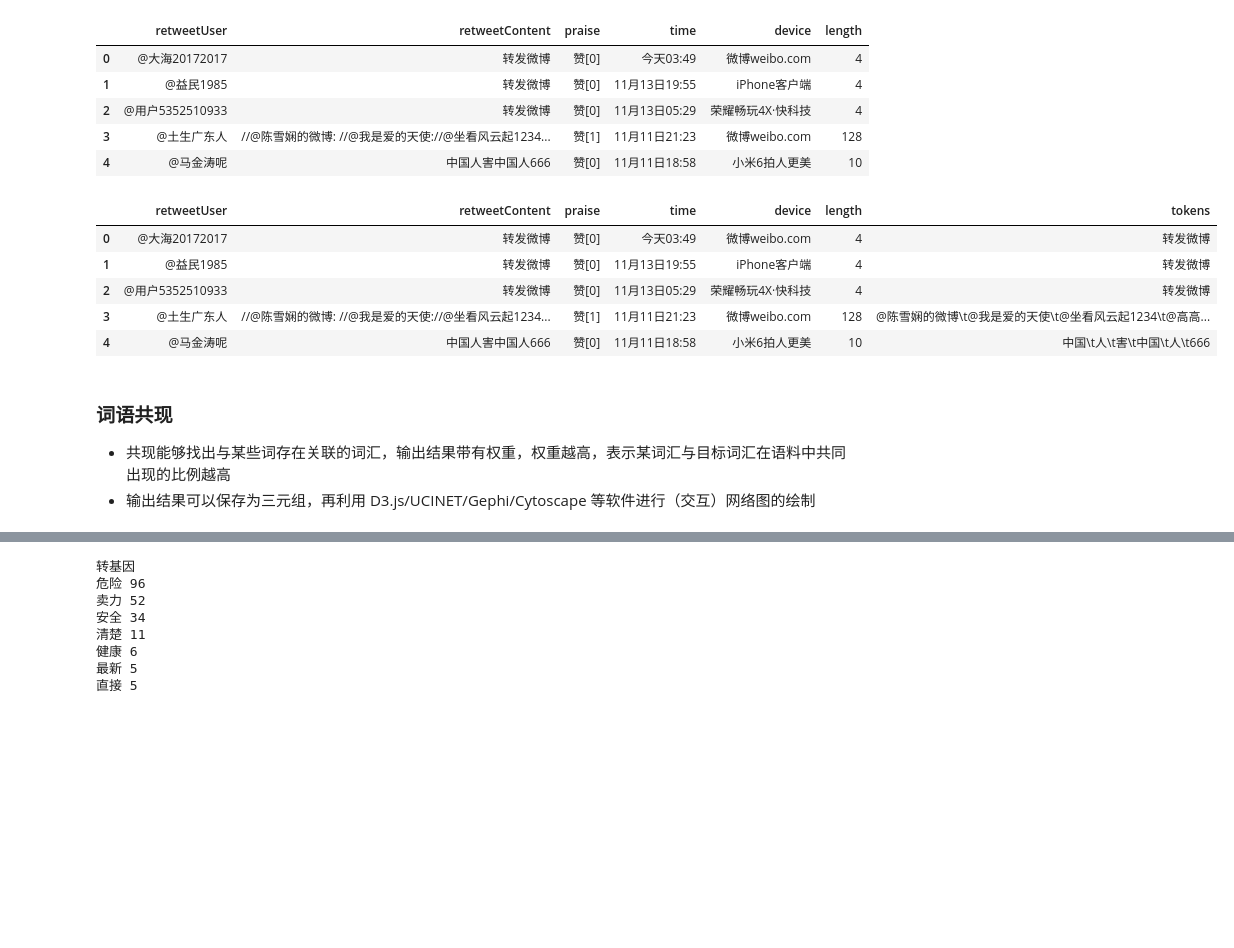
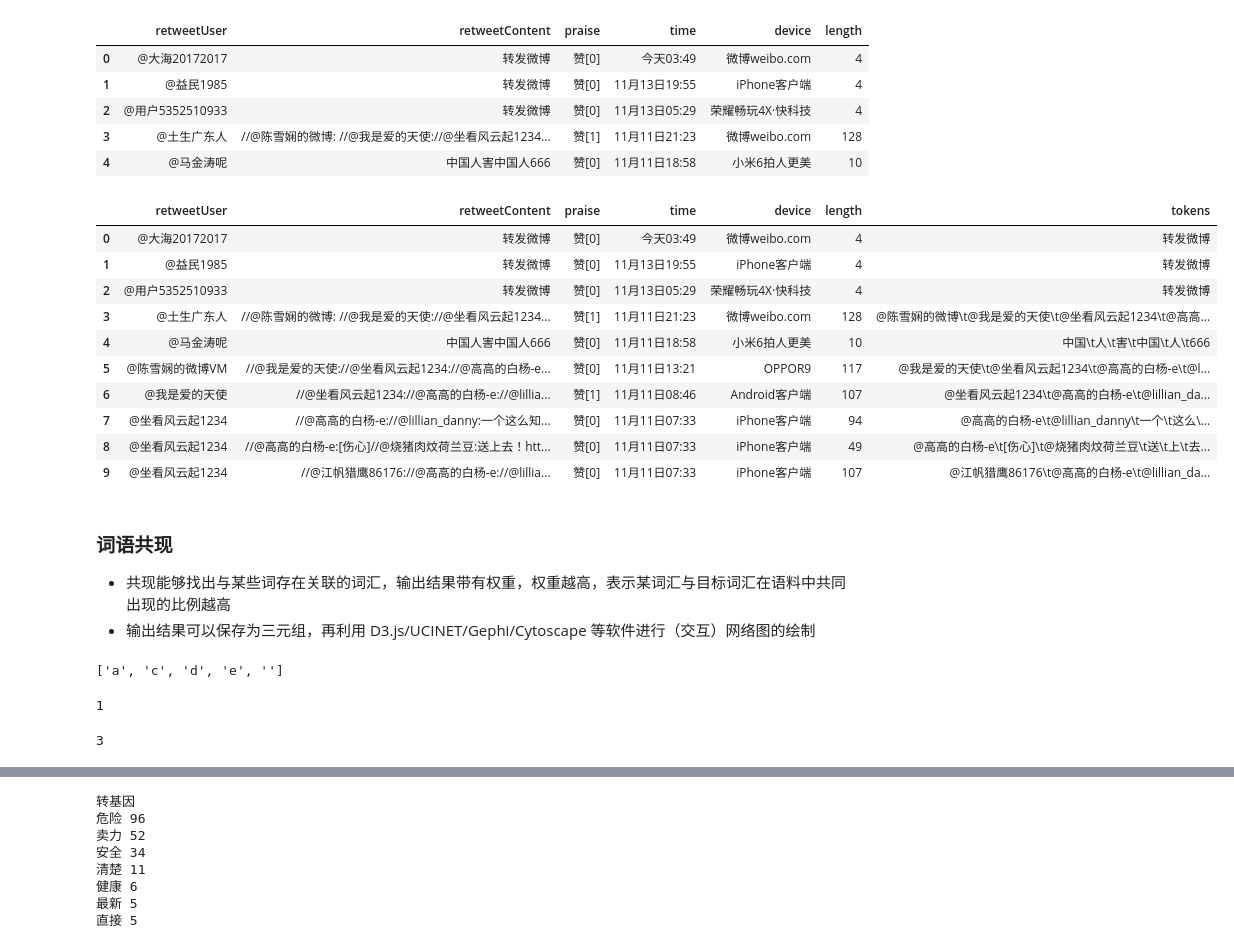
Before and after one commit to LyndonChenLuo/textAnalysis, a Jupyter notebook: textAnalysisIntroduction/textAnalysisIntro.ipynb, the cells around one changed output, grey strips where cells are left out. Drawn from its saved outputs; the diff is of its cells as text; code cells hidden in the pictures; blank space fills up the shorter version.

```diff
--- a/textAnalysisIntroduction/textAnalysisIntro.ipynb
+++ b/textAnalysisIntroduction/textAnalysisIntro.ipynb
@@ -224,0 +268,3 @@ print source['retweetContent'][0]
+# %%
+s = 'abc '
+s.strip()
@@ -244,26 +304,35 @@ source.head()
 # %%
 # 对转发文本列进行分词，在dataframe中生成新列“tokens”
 # 导入自定义词典、设置停用词列表，暂不理会词性，因为分完词后可以更加方便地提取词性
-# 由于PyNLPIR存在bug，建议在每一段没有标点结束的文本末尾添加一个句号（在停用词表中可去除句号因此不影响分词精度），否则自定义词典可能失效
+# 由于PyNLPIR存在bug，建议在每一段没有标点结束的文本末尾添加一个句号（在停用词表中可去除句号因此不影响分词精度），
+# 否则自定义词典可能失效
 pynlpir.nlpir.ImportUserDict('user_dict.txt')
+
 # 停用词表中是较为常见的符号
 stopwords = [u' ', u'\t', u'\n', u',', u'//', u',', u'...',
              u'，', u'。', u'.', u'?', u'？', u'!', u'…', u'！',
              u'/', u'"', u'“', u"”", u'【', u'】', u'~']
+
 # 因为':'经常出现在'@userName'之后，用空格代替':'可以在PyNLPIR分析微博的原始基础上继续提升精度
 def tokenize(s):
+    # \t 转义字符 = tab \n
     return '\t'.join([word for word in pynlpir.segment(s.replace(':', ' ') + u'。', pos_tagging=False)
                       if word not in stopwords])
 
 source['tokens'] = source['retweetContent'].apply(tokenize)
-source.head()
+source.head(10)
 # %% [output]
 |  | retweetUser | retweetContent | praise | time | device | length | tokens |
 | 0 | @大海20172017 | 转发微博 | 赞[0] | 今天03:49 | 微博weibo.com | 4 | 转发微博 |
 | 1 | @益民1985 | 转发微博 | 赞[0] | 11月13日19:55 | iPhone客户端 | 4 | 转发微博 |
 | 2 | @用户5352510933 | 转发微博 | 赞[0] | 11月13日05:29 | 荣耀畅玩4X·快科技 | 4 | 转发微博 |
 | 3 | @土生广东人 | //@陈雪娴的微博: //@我是爱的天使://@坐看风云起1234... | 赞[1] | 11月11日21:23 | 微博weibo.com | 128 | @陈雪娴的微博\t@我是爱的天使\t@坐看风云起1234\t@高高... |
 | 4 | @马金涛呢 | 中国人害中国人666 | 赞[0] | 11月11日18:58 | 小米6拍人更美 | 10 | 中国\t人\t害\t中国\t人\t666 |
+| 5 | @陈雪娴的微博VM | //@我是爱的天使://@坐看风云起1234://@高高的白杨-e... | 赞[0] | 11月11日13:21 | OPPOR9 | 117 | @我是爱的天使\t@坐看风云起1234\t@高高的白杨-e\t@l... |
+| 6 | @我是爱的天使 | //@坐看风云起1234://@高高的白杨-e://@lillia... | 赞[1] | 11月11日08:46 | Android客户端 | 107 | @坐看风云起1234\t@高高的白杨-e\t@lillian_da... |
+| 7 | @坐看风云起1234 | //@高高的白杨-e://@lillian_danny:一个这么知... | 赞[0] | 11月11日07:33 | iPhone客户端 | 94 | @高高的白杨-e\t@lillian_danny\t一个\t这么\... |
+| 8 | @坐看风云起1234 | //@高高的白杨-e:[伤心]//@烧猪肉炆荷兰豆:送上去！htt... | 赞[0] | 11月11日07:33 | iPhone客户端 | 49 | @高高的白杨-e\t[伤心]\t@烧猪肉炆荷兰豆\t送\t上\t去... |
+| 9 | @坐看风云起1234 | //@江帆猎鹰86176://@高高的白杨-e://@lillia... | 赞[0] | 11月11日07:33 | iPhone客户端 | 107 | @江帆猎鹰86176\t@高高的白杨-e\t@lillian_da... |
 # %% [markdown]
 ### 词语共现
 - 共现能够找出与某些词存在关联的词汇，输出结果带有权重，权重越高，表示某词汇与目标词汇在语料中共同出现的比例越高
@@ -271,2 +342,17 @@ source.head()
+# %%
+a = 'abcbdbeb'
+print a.split('b')
+# %% [output]
+['a', 'c', 'd', 'e', '']
+# %%
+d = {'a': 1, 'b': 2}
+d['a']
+# %% [output]
+1
+# %%
+d['a'] = d['a'] + 1
+d['a']
+# %% [output]
+3
 # %%
 # 需要注意到一条转发内容中可能存在多个相同词汇
```
Also changed, not shown: parts of 29 cells of this notebook.
